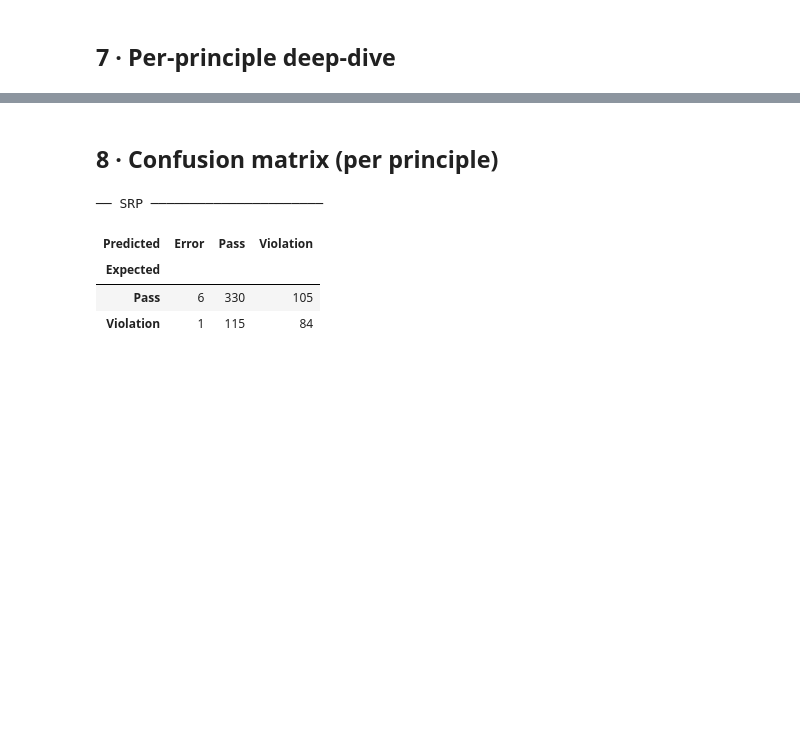
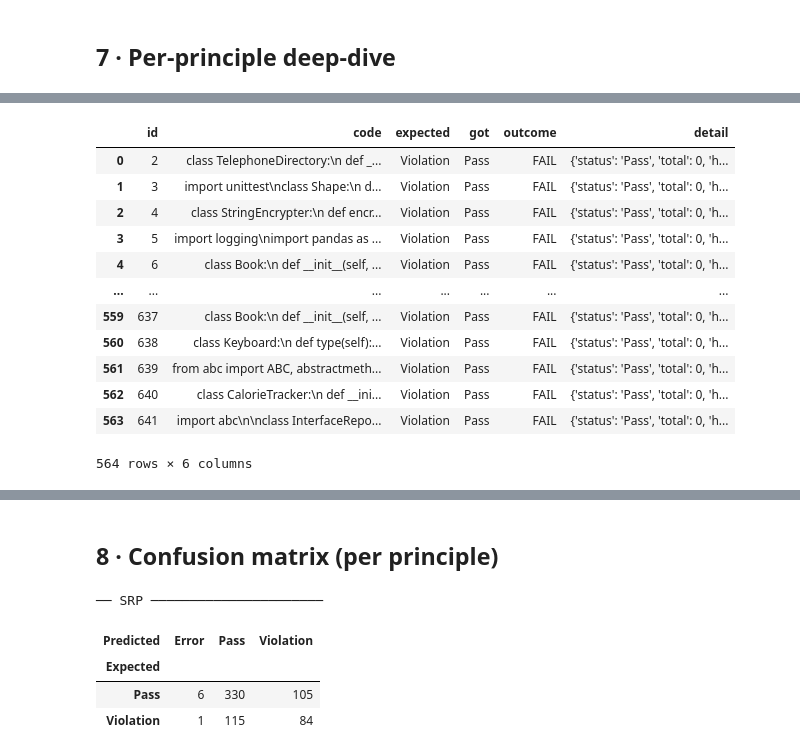
Before and after one commit to mrieden/code-analysis, a Jupyter notebook: Datasets/test_solid_tools (1).ipynb, the cells around one changed output, grey strips where cells are left out. Drawn from its saved outputs; the diff is of its cells as text; code cells hidden in the pictures; blank space fills up the shorter version.

```diff
--- a/Datasets/test_solid_tools (1).ipynb
+++ b/Datasets/test_solid_tools (1).ipynb
@@ -206,3 +211,22 @@ display(subset[['id', 'code', 'expected', 'got', 'outcome', 'detail']])
 | 639 | 640 | class CalorieTracker:\n def __ini... | Violation | Pass | FAIL | {'status': 'Pass', 'total': 0, 'h... |
 | 640 | 641 | import abc\n\nclass InterfaceRepo... | Violation | Pass | FAIL | {'status': 'Pass', 'total': 0, 'h... |
 641 rows × 6 columns
+# %%
+subset = results_df[results_df['principle'] == FOCUS].reset_index(drop=True)
+subset2 = subset[subset['outcome'] == 'FAIL'].reset_index(drop=True)
+
+display(subset2[['id', 'code', 'expected', 'got', 'outcome', 'detail']])
+# %% [output]
+|  | id | code | expected | got | outcome | detail |
+| 0 | 2 | class TelephoneDirectory:\n def _... | Violation | Pass | FAIL | {'status': 'Pass', 'total': 0, 'h... |
+| 1 | 3 | import unittest\nclass Shape:\n d... | Violation | Pass | FAIL | {'status': 'Pass', 'total': 0, 'h... |
+| 2 | 4 | class StringEncrypter:\n def encr... | Violation | Pass | FAIL | {'status': 'Pass', 'total': 0, 'h... |
+| 3 | 5 | import logging\nimport pandas as ... | Violation | Pass | FAIL | {'status': 'Pass', 'total': 0, 'h... |
+| 4 | 6 | class Book:\n def __init__(self, ... | Violation | Pass | FAIL | {'status': 'Pass', 'total': 0, 'h... |
+| ... | ... | ... | ... | ... | ... | ... |
+| 559 | 637 | class Book:\n def __init__(self, ... | Violation | Pass | FAIL | {'status': 'Pass', 'total': 0, 'h... |
+| 560 | 638 | class Keyboard:\n def type(self):... | Violation | Pass | FAIL | {'status': 'Pass', 'total': 0, 'h... |
+| 561 | 639 | from abc import ABC, abstractmeth... | Violation | Pass | FAIL | {'status': 'Pass', 'total': 0, 'h... |
+| 562 | 640 | class CalorieTracker:\n def __ini... | Violation | Pass | FAIL | {'status': 'Pass', 'total': 0, 'h... |
+| 563 | 641 | import abc\n\nclass InterfaceRepo... | Violation | Pass | FAIL | {'status': 'Pass', 'total': 0, 'h... |
+564 rows × 6 columns
```
Also changed, not shown: parts of 10 cells of this notebook, 4 other files.
